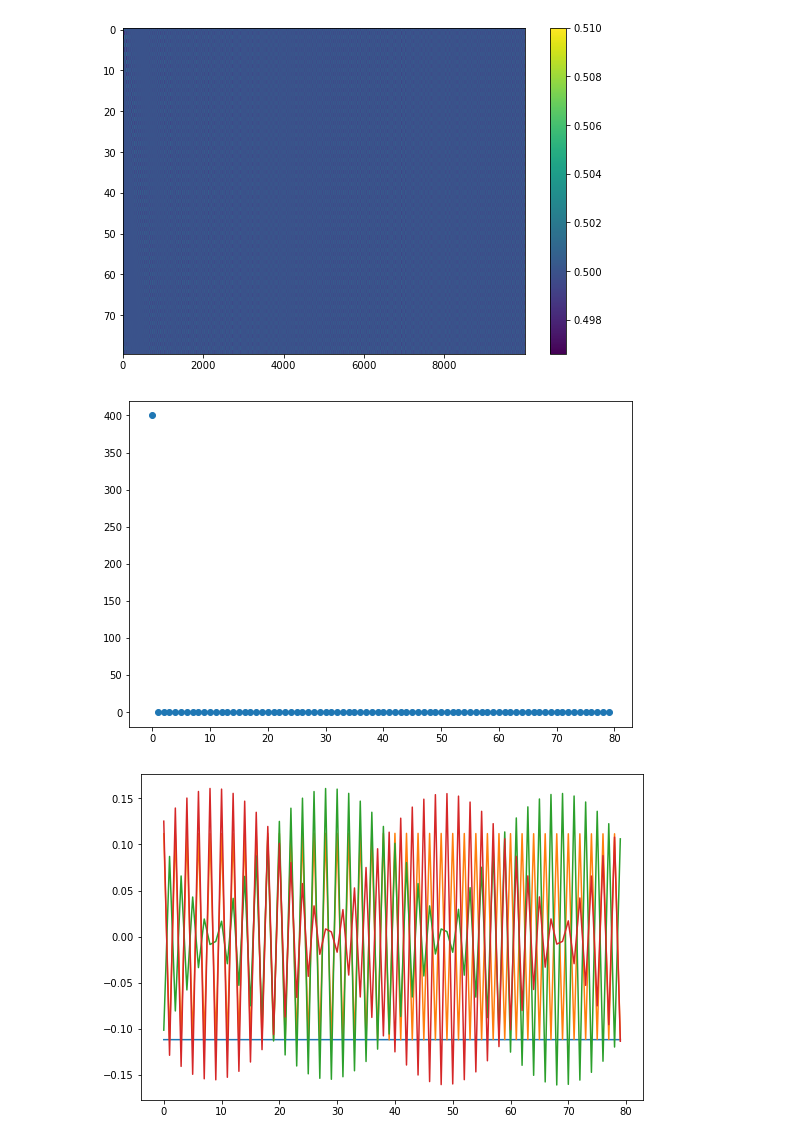
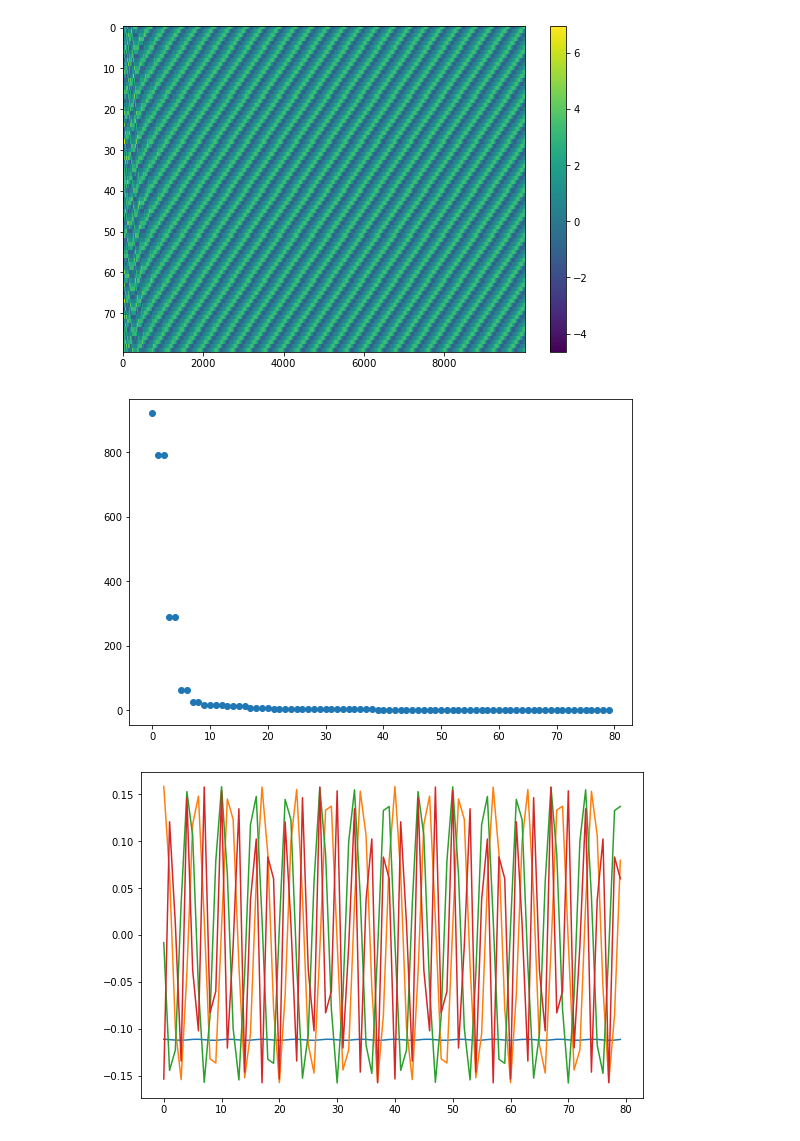
Before and after one commit to stmeinecke/derrom, a Jupyter notebook: L96.ipynb, the cells around one changed output. Saved outputs shown, nothing was run; the diff lists cells and outputs as text; code cells hidden in the pictures.

```diff
--- a/L96.ipynb
+++ b/L96.ipynb
@@ -15,27 +15,29 @@ sys.path.append("incl/")
 # %%
 from scipy.integrate import solve_ivp as scpy_solve_ivp
 
 N = 80  # Number of variables
-F = 1.0  # Forcing
+F = 3.1  # Forcing
 
 def L96(t,x):
     d = np.zeros(N)
     for i in range(N):
         d[i] = (x[(i + 1) % N] - x[i - 2]) * x[i - 1] - x[i] + F
     return d
 
 x0 = F * np.ones(N)  # Initial state (equilibrium)
-x0[0] += 0.01  # Add small perturbation to the first variable
+# x0[0] += 0.01  # Add small perturbation to the first variable
+
+x0 = F*1.5 * np.sin(np.linspace(0,4*np.pi,N))
 
 
 t = np.linspace(0.0, 1000.0, 10000)
 sol = scpy_solve_ivp(L96, [t[0],t[-1]], x0, t_eval=t)
 
 plt.imshow(sol.y, aspect='auto', interpolation='none')
 plt.colorbar()
 plt.show()
 # %% [output]
-[figure, old version]
+[figure, new version]
 # %%
 data_matrix = sol.y[:,2000:]
 
@@ -54,5 +56,5 @@ for k in range(rdim):
     plt.plot(SVDreducer.U[:,k])
 plt.show()
 # %% [output]
-[figure, old version]
+[figure, new version]
-[figure, old version]
+[figure, new version]
```
Also changed, not shown: parts of 6 cells of this notebook, 4 other files.
